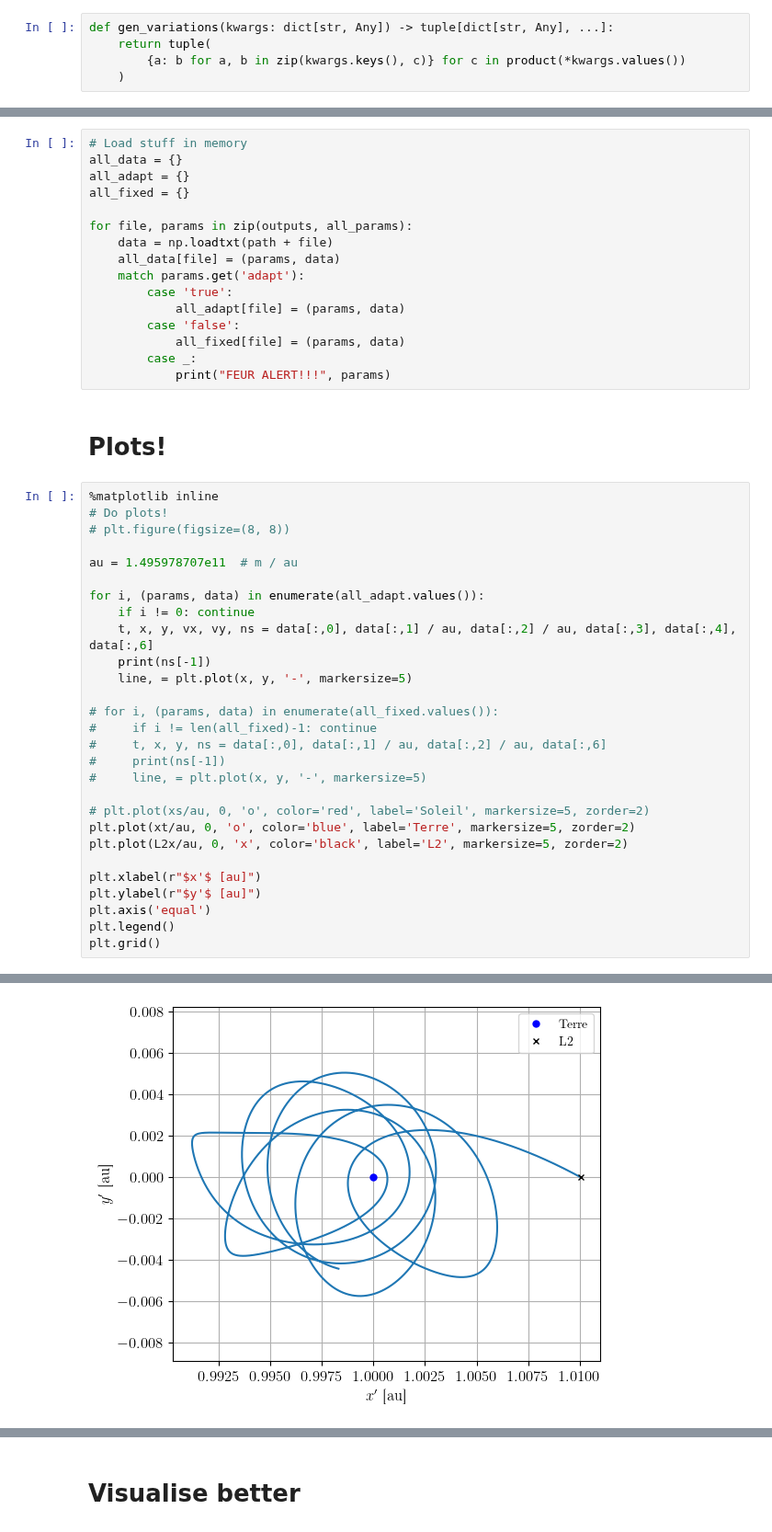
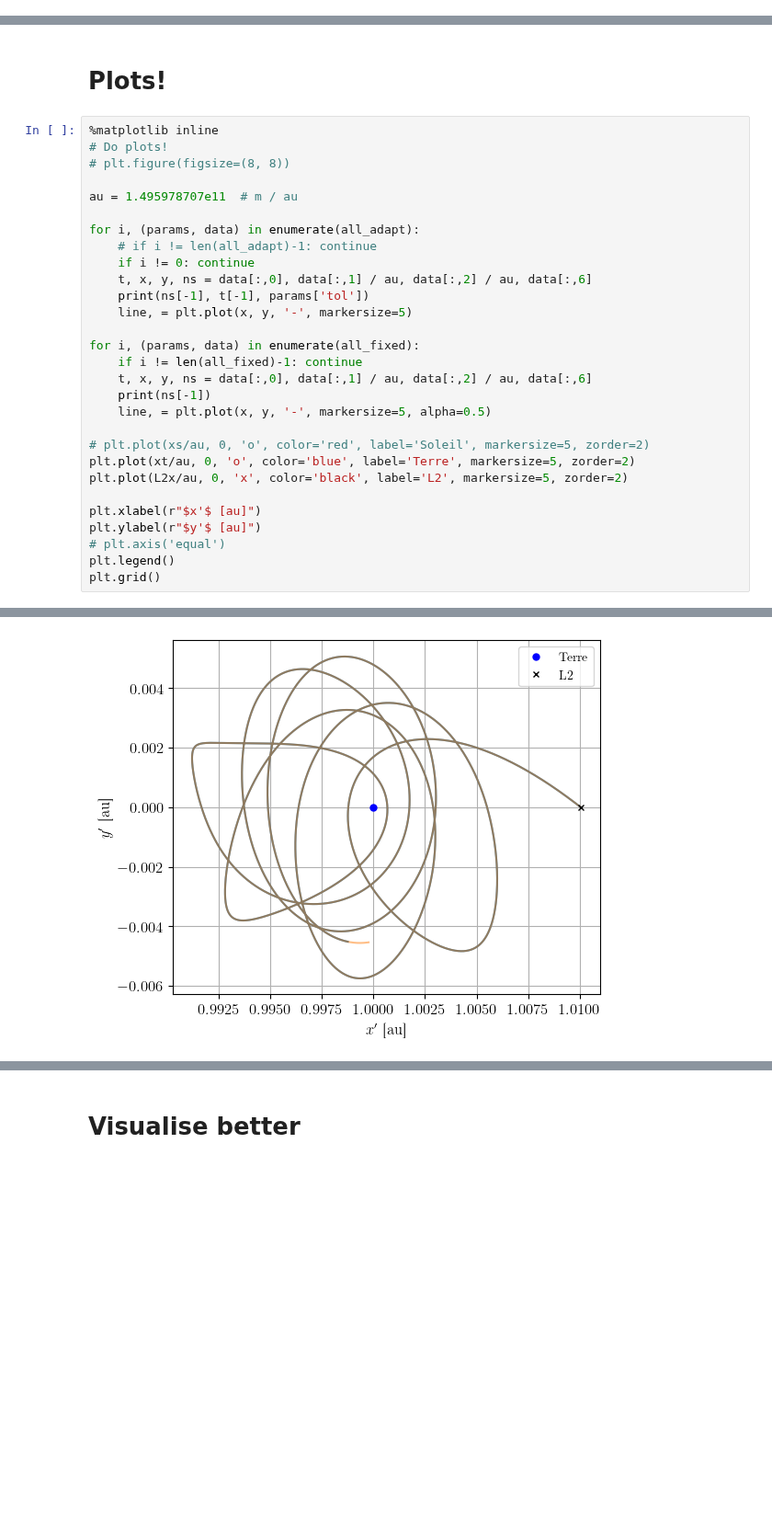
Before and after one commit to TomVdt/PhysNum, a Jupyter notebook: exercice3/analysis/analysis3bi.ipynb, the cells around one changed output, grey strips where cells are left out. Shown at 92% size. Cells and saved outputs as stored; diff of their text form; blank space fills up the shorter version.

```diff
--- a/exercice3/analysis/analysis3bi.ipynb
+++ b/exercice3/analysis/analysis3bi.ipynb
@@ -50,9 +46,4 @@ coefs = [
 roots = np.roots(coefs)
 assert roots[2].imag == 0.0
 L2x = roots[2].real
-# %%
-def gen_variations(kwargs: dict[str, Any]) -> tuple[dict[str, Any], ...]:
-    return tuple(
-        {a: b for a, b in zip(kwargs.keys(), c)} for c in product(*kwargs.values())
-    )
 # %%
@@ -94,19 +69,3 @@ Running simulations... Done 200/200
-# %%
-# Load stuff in memory
-all_data = {}
-all_adapt = {}
-all_fixed = {}
-
-for file, params in zip(outputs, all_params):
-    data = np.loadtxt(path + file)
-    all_data[file] = (params, data)
-    match params.get('adapt'):
-        case 'true':
-            all_adapt[file] = (params, data)
-        case 'false':
-            all_fixed[file] = (params, data)
-        case _:
-            print("FEUR ALERT!!!", params)
 # %% [markdown]
 # Plots!
 # %%
@@ -116,17 +75,18 @@ for file, params in zip(outputs, all_params):
 
 au = 1.495978707e11  # m / au
 
-for i, (params, data) in enumerate(all_adapt.values()):
+for i, (params, data) in enumerate(all_adapt):
+    # if i != len(all_adapt)-1: continue
     if i != 0: continue
-    t, x, y, vx, vy, ns = data[:,0], data[:,1] / au, data[:,2] / au, data[:,3], data[:,4], data[:,6]
-    print(ns[-1])
+    t, x, y, ns = data[:,0], data[:,1] / au, data[:,2] / au, data[:,6]
+    print(ns[-1], t[-1], params['tol'])
     line, = plt.plot(x, y, '-', markersize=5)
 
-# for i, (params, data) in enumerate(all_fixed.values()):
-#     if i != len(all_fixed)-1: continue
-#     t, x, y, ns = data[:,0], data[:,1] / au, data[:,2] / au, data[:,6]
-#     print(ns[-1])
-#     line, = plt.plot(x, y, '-', markersize=5)
+for i, (params, data) in enumerate(all_fixed):
+    if i != len(all_fixed)-1: continue
+    t, x, y, ns = data[:,0], data[:,1] / au, data[:,2] / au, data[:,6]
+    print(ns[-1])
+    line, = plt.plot(x, y, '-', markersize=5, alpha=0.5)
 
 # plt.plot(xs/au, 0, 'o', color='red', label='Soleil', markersize=5, zorder=2)
 plt.plot(xt/au, 0, 'o', color='blue', label='Terre', markersize=5, zorder=2)
@@ -134,7 +94,7 @@ plt.plot(L2x/au, 0, 'x', color='black', label='L2', markersize=5, zorder=2)
 
 plt.xlabel(r"$x'$ [au]")
 plt.ylabel(r"$y'$ [au]")
-plt.axis('equal')
+# plt.axis('equal')
 plt.legend()
 plt.grid()
 # %% [output]
@@ -142,4 +103,4 @@ plt.grid()
-[figure, old version]
+[figure, new version]
 # %%
 xfs = np.zeros(len(all_fixed))
 yfs = np.zeros(len(all_fixed))
```
Also changed, not shown: parts of 15 cells of this notebook, 12 other files.
